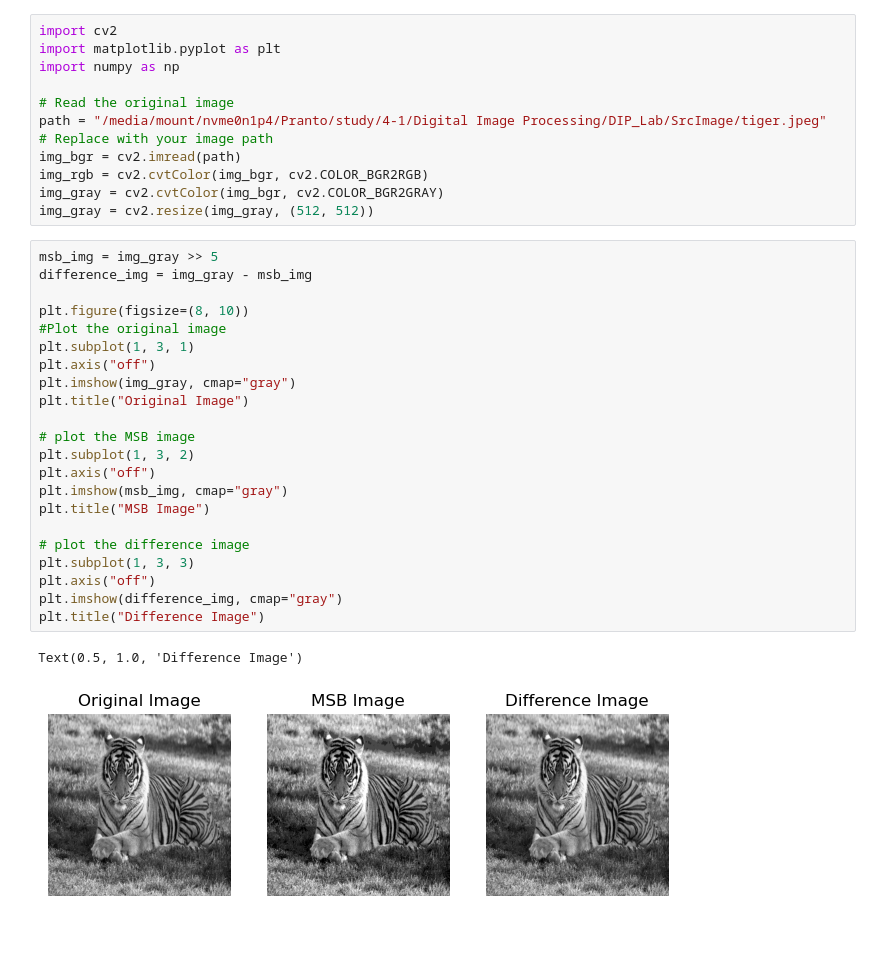
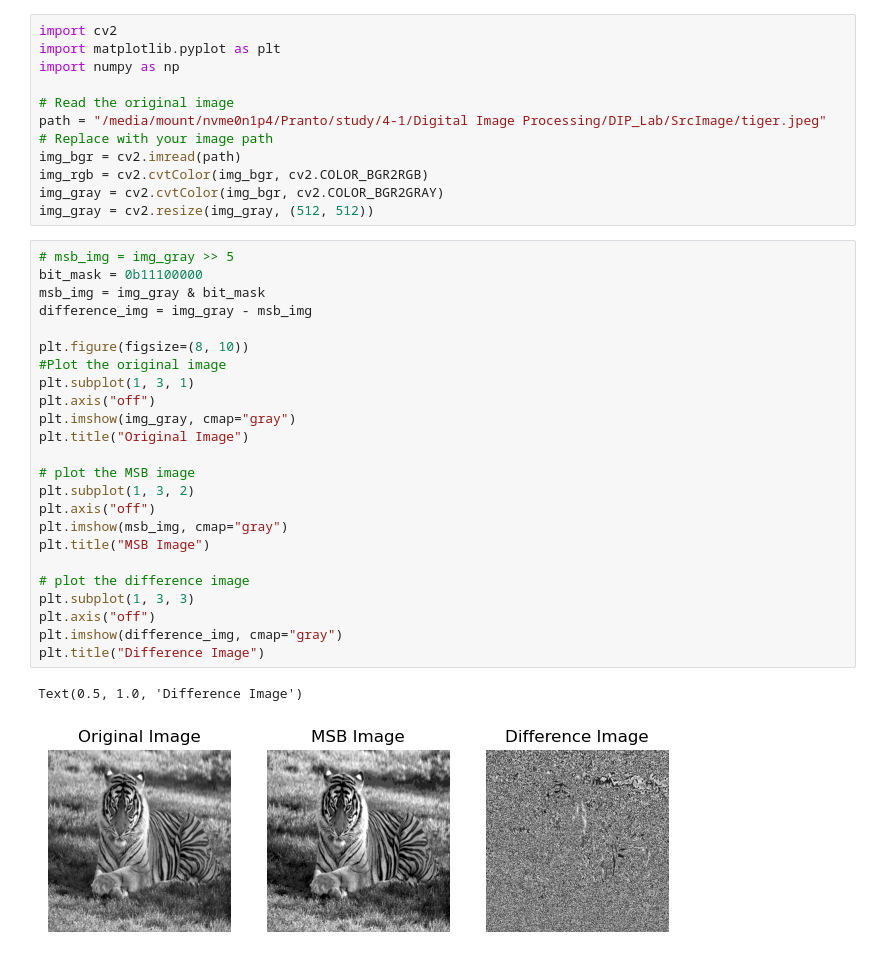
Before and after one commit to AshiqPranto/DigitalImageProcessingLab_CSE4181, a Jupyter notebook: Task2/2_c.ipynb, the cells around one changed output. Cells and saved outputs as stored; diff of their text form.

```diff
--- a/Task2/2_c.ipynb
+++ b/Task2/2_c.ipynb
@@ -10,27 +10,29 @@ img_rgb = cv2.cvtColor(img_bgr, cv2.COLOR_BGR2RGB)
 img_gray = cv2.cvtColor(img_bgr, cv2.COLOR_BGR2GRAY)
 img_gray = cv2.resize(img_gray, (512, 512))
 # %%
-msb_img = img_gray >> 5
+# msb_img = img_gray >> 5
+bit_mask = 0b11100000
+msb_img = img_gray & bit_mask
 difference_img = img_gray - msb_img
 
 plt.figure(figsize=(8, 10))
 #Plot the original image
 plt.subplot(1, 3, 1)
 plt.axis("off")
 plt.imshow(img_gray, cmap="gray")
 plt.title("Original Image")
 
 # plot the MSB image
 plt.subplot(1, 3, 2)
 plt.axis("off")
 plt.imshow(msb_img, cmap="gray")
 plt.title("MSB Image")
 
 # plot the difference image
 plt.subplot(1, 3, 3)
 plt.axis("off")
 plt.imshow(difference_img, cmap="gray")
 plt.title("Difference Image")
 # %% [output]
 Text(0.5, 1.0, 'Difference Image')
-[figure, old version]
+[figure, new version]
```
Also changed, not shown: 2 other files.
